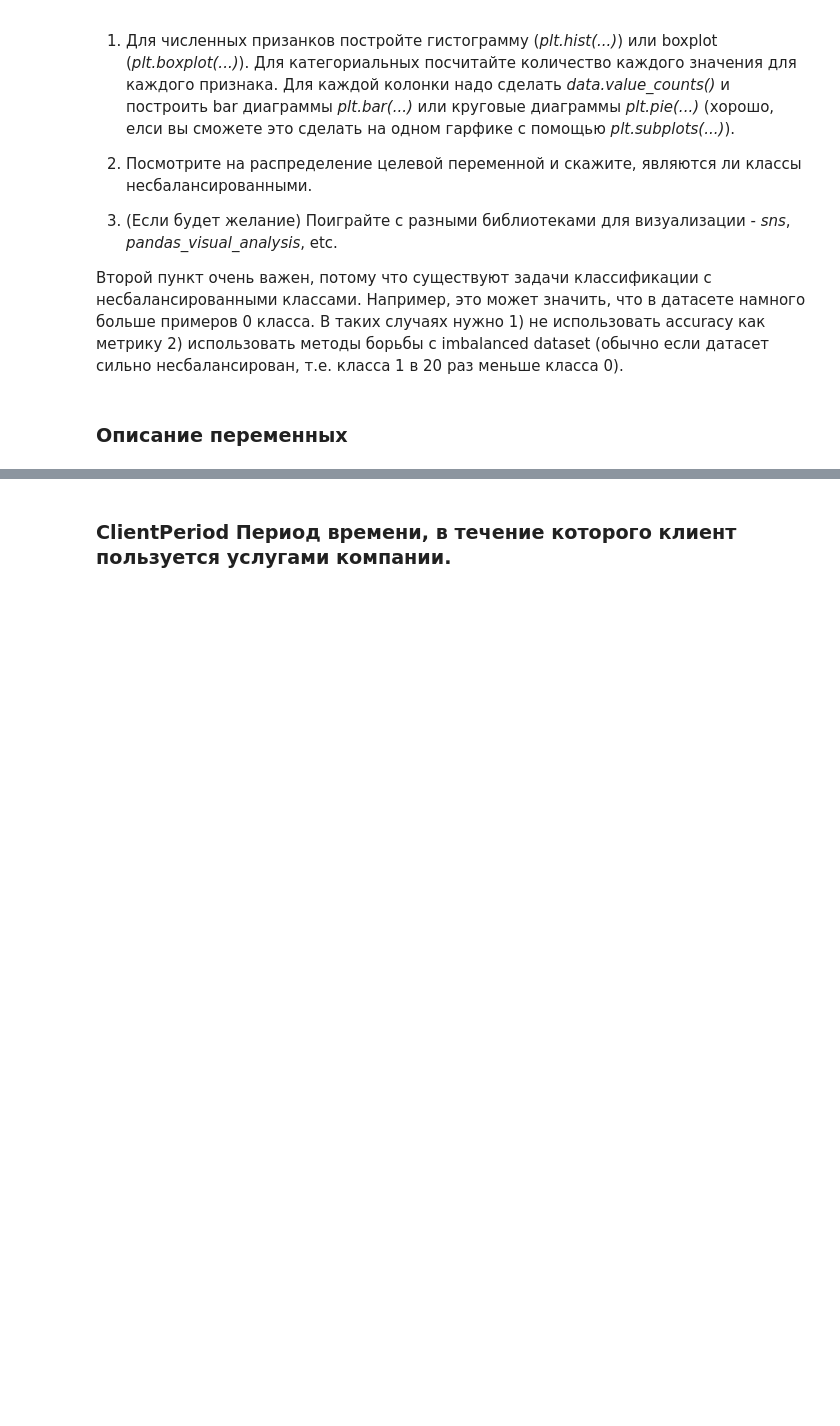
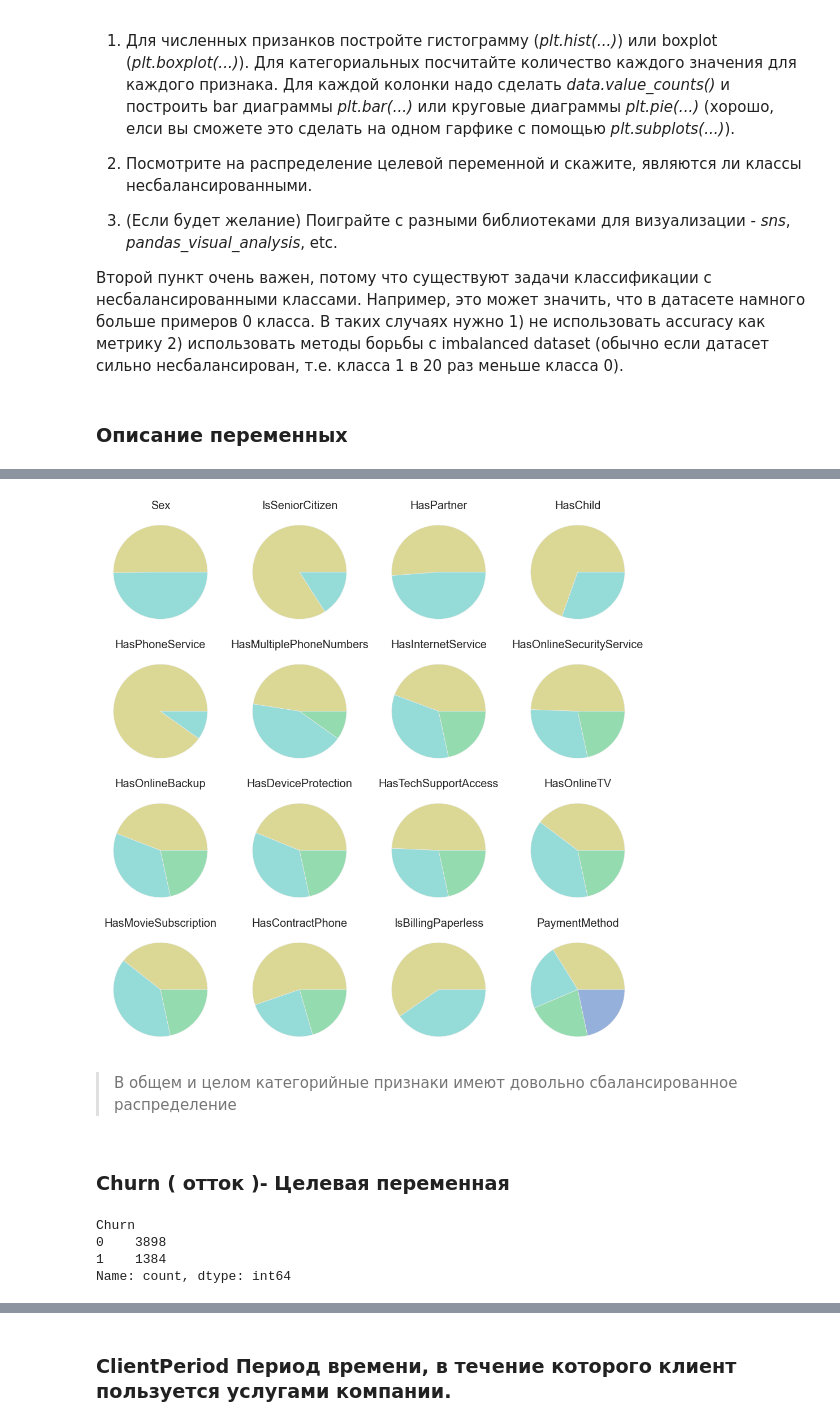
Before and after one commit to alex-chin/dsl_part_1_ml_cv, a Jupyter notebook: week_03_composition_model_selection/Homework/hw_3_kaggle_alx.ipynb, the cells around one changed output, grey strips where cells are left out. Cells and saved outputs as stored; diff of their text form; code cells hidden in the pictures; blank space fills up the shorter version.

```diff
--- a/week_03_composition_model_selection/Homework/hw_3_kaggle_alx.ipynb
+++ b/week_03_composition_model_selection/Homework/hw_3_kaggle_alx.ipynb
@@ -89,6 +89,8 @@ np.float64(0.8333333333333333)
 import pandas as pd
 import numpy as np
 from matplotlib import pyplot as plt
+# %%
+COLORS = ['#dbd795', '#95dbd7', '#95dbb0', '#95b0db']
 # %% [markdown]
 ## Загрузка данных (2 балла)
 
@@ -282,0 +270,23 @@ df.TotalSpent=df.TotalSpent.fillna(0)
+# %%
+
+fig, axes = plt.subplots(4, 4, figsize=(10, 10))
+axes = axes.flatten()
+for i, feature in enumerate(cat_cols):
+    category_counts = df[feature].value_counts()
+    axes[i].pie(category_counts, colors=COLORS)
+    axes[i].set_title(feature)
+plt.tight_layout()
+plt.show()
+# %% [output]
+[figure, added]
+# %% [markdown]
+> В общем и целом категорийные признаки имеют довольно сбалансированное распределение
+# %% [markdown]
+### Churn ( отток )- Целевая переменная
+# %%
+df.Churn.value_counts()
+# %% [output]
+Churn
+0    3898
+1    1384
+Name: count, dtype: int64
```
Also changed, not shown: parts of 46 cells of this notebook.
